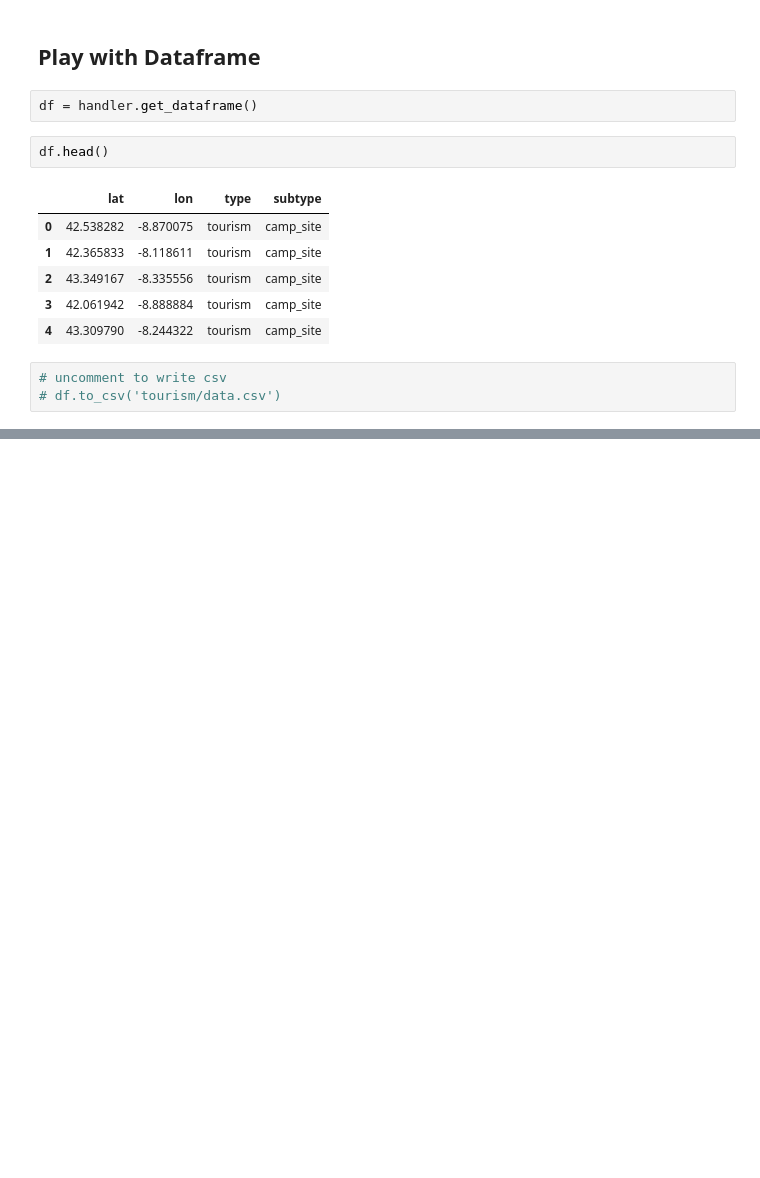
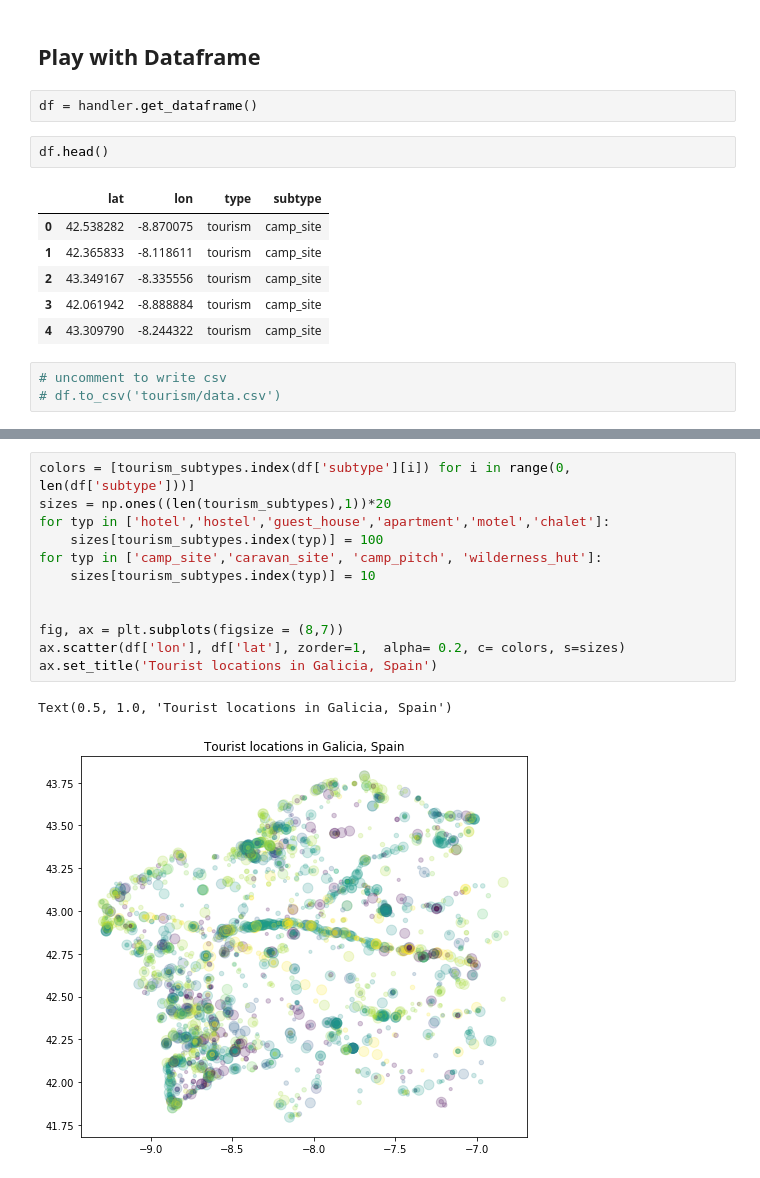
Before and after one commit to floriandotpy/fire-tourism, a Jupyter notebook: tourism_spain_paula.ipynb, the cells around one changed output, grey strips where cells are left out. Cells and saved outputs as stored; diff of their text form; blank space fills up the shorter version.

```diff
--- a/tourism_spain_paula.ipynb
+++ b/tourism_spain_paula.ipynb
@@ -44,0 +69,15 @@ df.head()
+# %%
+colors = [tourism_subtypes.index(df['subtype'][i]) for i in range(0, len(df['subtype']))]
+sizes = np.ones((len(tourism_subtypes),1))*20
+for typ in ['hotel','hostel','guest_house','apartment','motel','chalet']:
+    sizes[tourism_subtypes.index(typ)] = 100
+for typ in ['camp_site','caravan_site', 'camp_pitch', 'wilderness_hut']:
+    sizes[tourism_subtypes.index(typ)] = 10
+
+
+fig, ax = plt.subplots(figsize = (8,7))
+ax.scatter(df['lon'], df['lat'], zorder=1,  alpha= 0.2, c= colors, s=sizes)
+ax.set_title('Tourist locations in Galicia, Spain')
+# %% [output]
+Text(0.5, 1.0, 'Tourist locations in Galicia, Spain')
+[figure, added]
```
Also changed, not shown: parts of 3 cells of this notebook.
